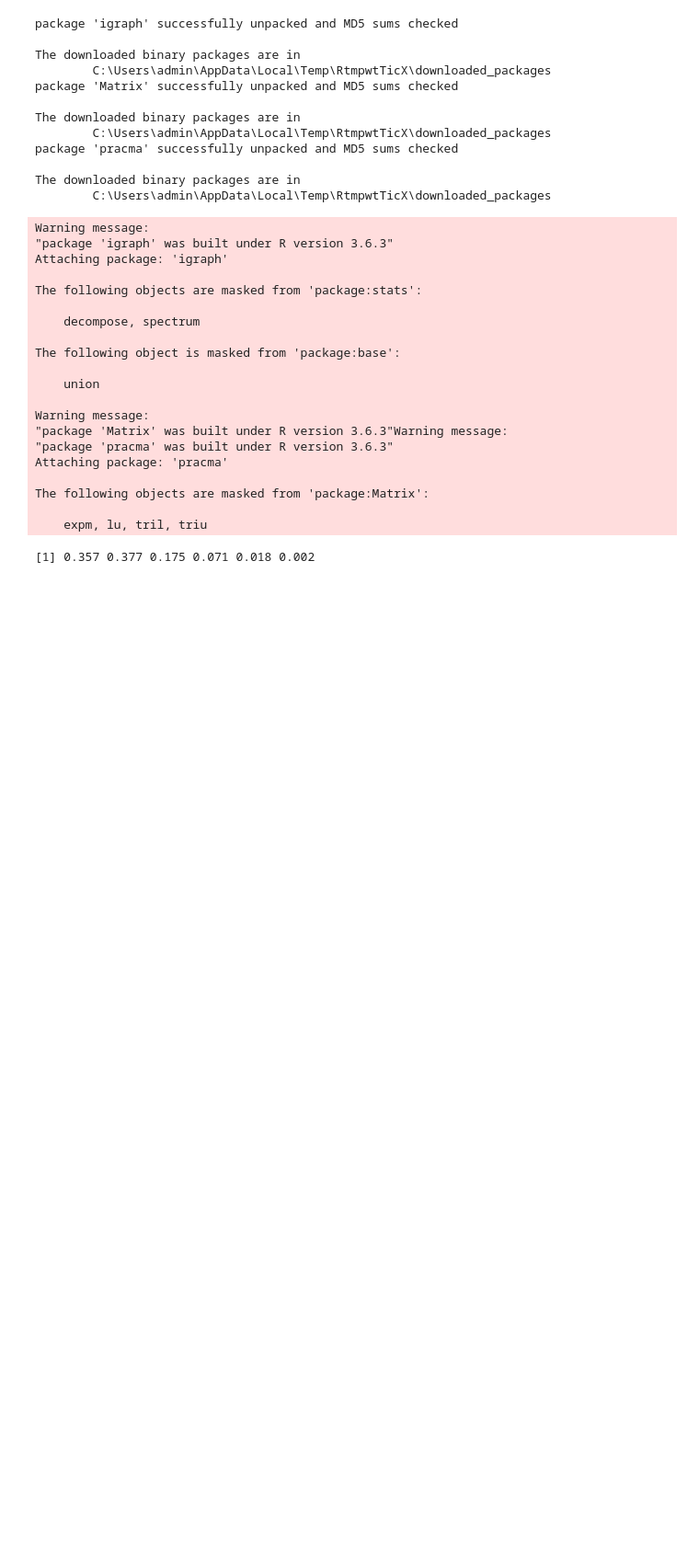
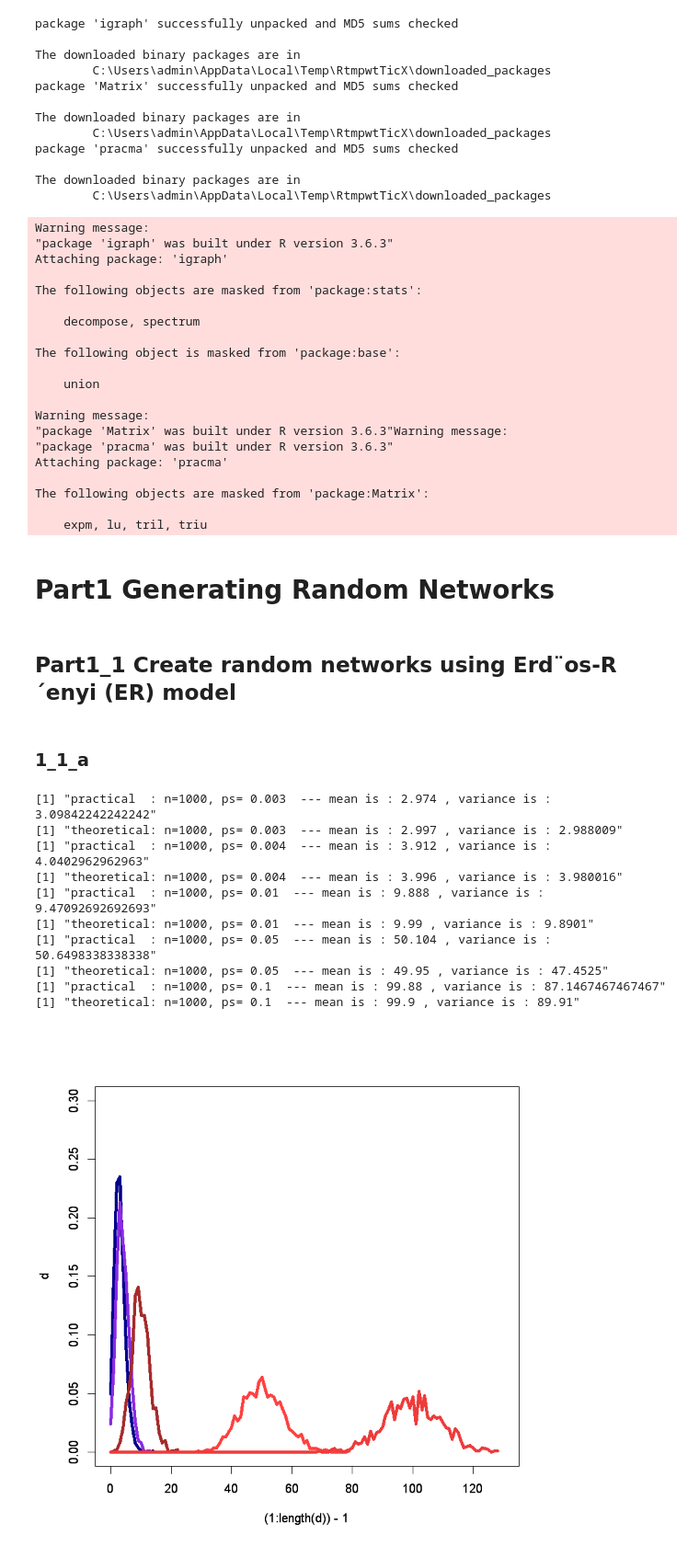
Before and after one commit to timeparadogs/ECE-232, a Jupyter notebook: p1/Project1_Part1.ipynb, the cells around one changed output. Shown: that part at 92% size. Drawn from its saved outputs; the diff is of its cells as text; code cells hidden in the pictures; blank space fills up the shorter version.

Commit message:
project1_part1_problem 1-8 _ Chengzhi Wei

```diff
--- a/p1/Project1_Part1.ipynb
+++ b/p1/Project1_Part1.ipynb
@@ -40,8 +40,35 @@ Attaching package: 'pracma'
 The following objects are masked from 'package:Matrix':
 
     expm, lu, tril, triu
-# %%
-g <- erdos.renyi.game(1000, 1/1000)
-degree_distribution(g)
-# %% [output]
-[1] 0.357 0.377 0.175 0.071 0.018 0.002
+# %% [markdown]
+# Part1 Generating Random Networks
+# %% [markdown]
+## Part1_1 Create random networks using Erd¨os-R´enyi (ER) model
+# %% [markdown]
+### 1_1_a
+# %%
+ps <- c(0.003, 0.004, 0.01, 0.05, 0.1)
+gs <- list()
+for(i in 1:length(ps)){
+    g <- sample_gnp(n=1000, p=ps[i], directed = FALSE, loops = FALSE)
+    e <- mean(degree(g))
+    v <- var(degree(g))
+    print(paste('practical  : n=1000, ps=',ps[i], ' --- mean is :', e, ', variance is :', v))
+    print(paste('theoretical: n=1000, ps=',ps[i], ' --- mean is :', 999*ps[i], ', variance is :', 999*ps[i]*(1-ps[i])))
+    d <- degree_distribution(g)
+    plot((1:length(d))-1, d, type='l',xlim=c(0,130), ylim=range(0,0.3), col=colors()[i+29],lwd = 4)
+    par(new = TRUE)
+    gs[[i]] <- g
+}
+# %% [output]
+[1] "practical  : n=1000, ps= 0.003  --- mean is : 2.974 , variance is : 3.09842242242242"
+[1] "theoretical: n=1000, ps= 0.003  --- mean is : 2.997 , variance is : 2.988009"
+[1] "practical  : n=1000, ps= 0.004  --- mean is : 3.912 , variance is : 4.0402962962963"
+[1] "theoretical: n=1000, ps= 0.004  --- mean is : 3.996 , variance is : 3.980016"
+[1] "practical  : n=1000, ps= 0.01  --- mean is : 9.888 , variance is : 9.47092692692693"
+[1] "theoretical: n=1000, ps= 0.01  --- mean is : 9.99 , variance is : 9.8901"
+[1] "practical  : n=1000, ps= 0.05  --- mean is : 50.104 , variance is : 50.6498338338338"
+[1] "theoretical: n=1000, ps= 0.05  --- mean is : 49.95 , variance is : 47.4525"
+[1] "practical  : n=1000, ps= 0.1  --- mean is : 99.88 , variance is : 87.1467467467467"
+[1] "theoretical: n=1000, ps= 0.1  --- mean is : 99.9 , variance is : 89.91"
+[figure, added]
```
Also changed, not shown: parts of 24 cells of this notebook.
